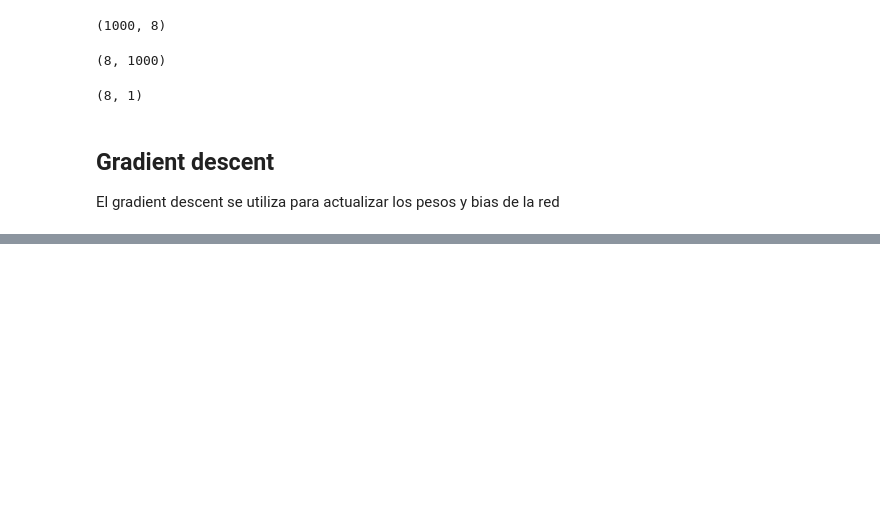
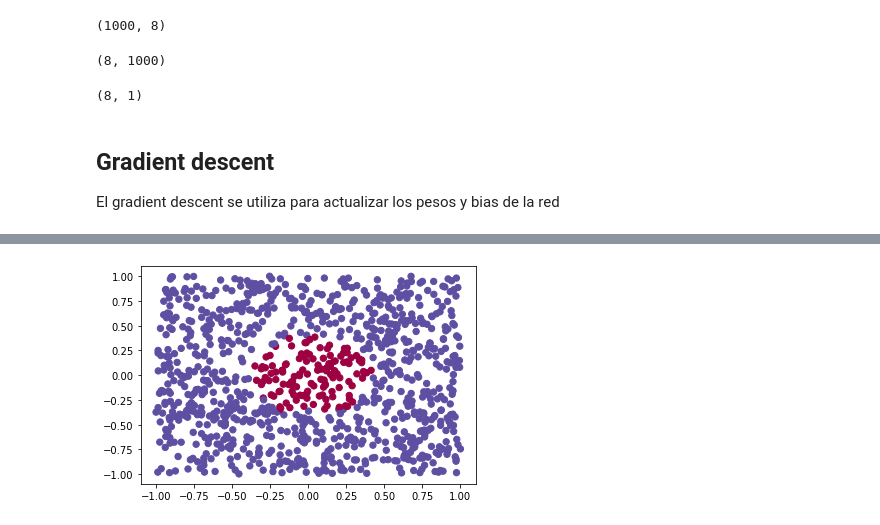
Before and after one commit to LuisReyes98/platzi-fundamentos-neural-network-keras, a Jupyter notebook: 4-mi_primera_red_con_numpy.ipynb, the cells around one changed output, grey strips where cells are left out. Cells and saved outputs as stored; diff of their text form; code cells hidden in the pictures; blank space fills up the shorter version.

```diff
--- a/4-mi_primera_red_con_numpy.ipynb
+++ b/4-mi_primera_red_con_numpy.ipynb
@@ -298,0 +423,4 @@ def train(x_data, lr, params, training=True):
+# %%
+paint_with_params(read_cool_params)
+# %% [output]
+[figure, added]
```
Also changed, not shown: parts of 25 cells of this notebook, 7 other files.
